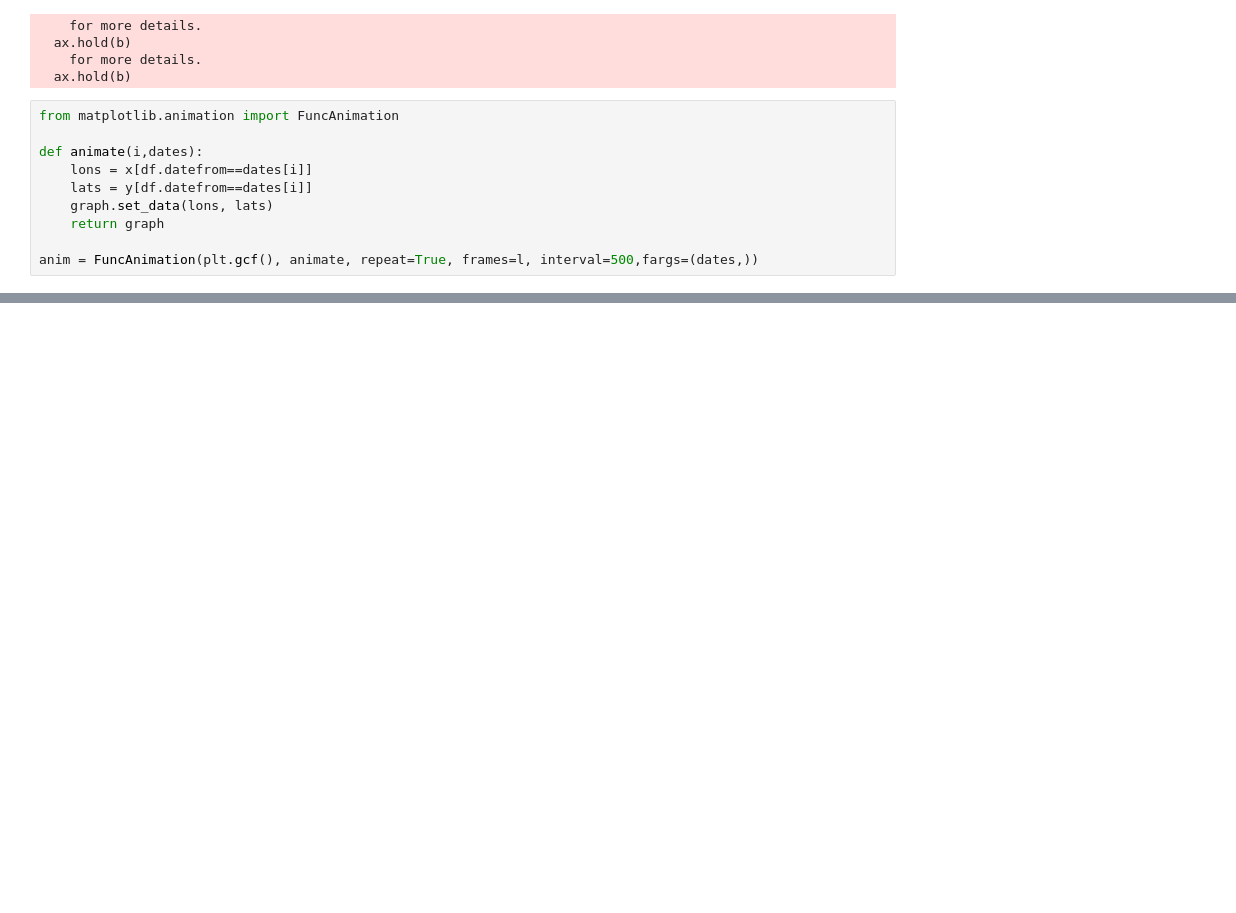
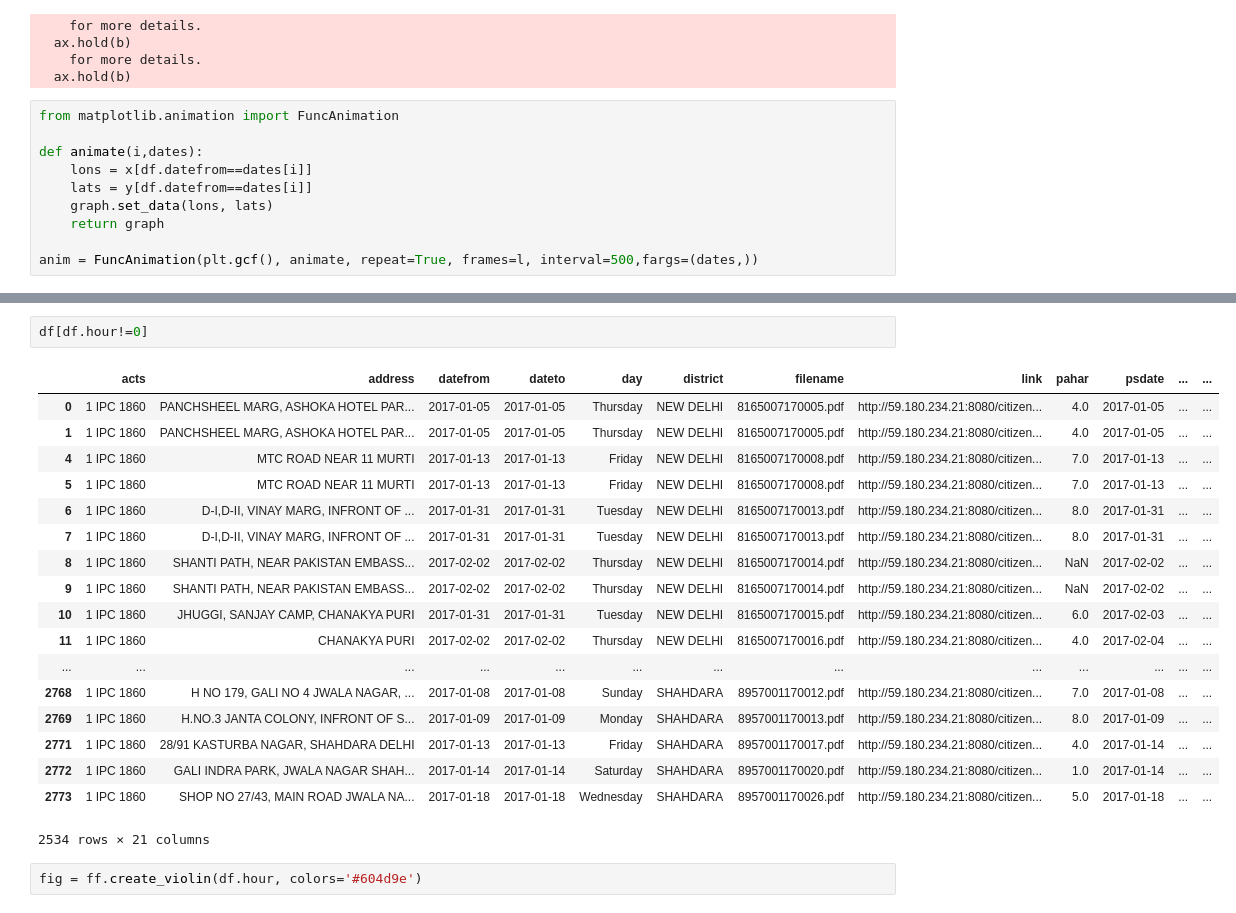
Before and after one commit to manu0b1100/Delhi_Crime_Analysis, a Jupyter notebook: Ipython Notebooks/Data Analysis.ipynb, the cells around one changed output, grey strips where cells are left out. Drawn from its saved outputs; the diff is of its cells as text; blank space fills up the shorter version.

```diff
--- a/Ipython Notebooks/Data Analysis.ipynb
+++ b/Ipython Notebooks/Data Analysis.ipynb
@@ -62,0 +236,23 @@ HTML(anim.to_html5_video())
+# %%
+df[df.hour!=0]
+# %% [output]
+|  | acts | address | datefrom | dateto | day | district | filename | link | pahar | psdate | ... | ... |
+| 0 | 1 IPC 1860 | PANCHSHEEL MARG, ASHOKA HOTEL PAR... | 2017-01-05 | 2017-01-05 | Thursday | NEW DELHI | 8165007170005.pdf | http://59.180.234.21:8080/citizen... | 4.0 | 2017-01-05 | ... | ... |
+| 1 | 1 IPC 1860 | PANCHSHEEL MARG, ASHOKA HOTEL PAR... | 2017-01-05 | 2017-01-05 | Thursday | NEW DELHI | 8165007170005.pdf | http://59.180.234.21:8080/citizen... | 4.0 | 2017-01-05 | ... | ... |
+| 4 | 1 IPC 1860 | MTC ROAD NEAR 11 MURTI | 2017-01-13 | 2017-01-13 | Friday | NEW DELHI | 8165007170008.pdf | http://59.180.234.21:8080/citizen... | 7.0 | 2017-01-13 | ... | ... |
+| 5 | 1 IPC 1860 | MTC ROAD NEAR 11 MURTI | 2017-01-13 | 2017-01-13 | Friday | NEW DELHI | 8165007170008.pdf | http://59.180.234.21:8080/citizen... | 7.0 | 2017-01-13 | ... | ... |
+| 6 | 1 IPC 1860 | D-I,D-II, VINAY MARG, INFRONT OF ... | 2017-01-31 | 2017-01-31 | Tuesday | NEW DELHI | 8165007170013.pdf | http://59.180.234.21:8080/citizen... | 8.0 | 2017-01-31 | ... | ... |
+| 7 | 1 IPC 1860 | D-I,D-II, VINAY MARG, INFRONT OF ... | 2017-01-31 | 2017-01-31 | Tuesday | NEW DELHI | 8165007170013.pdf | http://59.180.234.21:8080/citizen... | 8.0 | 2017-01-31 | ... | ... |
+| 8 | 1 IPC 1860 | SHANTI PATH, NEAR PAKISTAN EMBASS... | 2017-02-02 | 2017-02-02 | Thursday | NEW DELHI | 8165007170014.pdf | http://59.180.234.21:8080/citizen... | NaN | 2017-02-02 | ... | ... |
+| 9 | 1 IPC 1860 | SHANTI PATH, NEAR PAKISTAN EMBASS... | 2017-02-02 | 2017-02-02 | Thursday | NEW DELHI | 8165007170014.pdf | http://59.180.234.21:8080/citizen... | NaN | 2017-02-02 | ... | ... |
+| 10 | 1 IPC 1860 | JHUGGI, SANJAY CAMP, CHANAKYA PURI | 2017-01-31 | 2017-01-31 | Tuesday | NEW DELHI | 8165007170015.pdf | http://59.180.234.21:8080/citizen... | 6.0 | 2017-02-03 | ... | ... |
+| 11 | 1 IPC 1860 | CHANAKYA PURI | 2017-02-02 | 2017-02-02 | Thursday | NEW DELHI | 8165007170016.pdf | http://59.180.234.21:8080/citizen... | 4.0 | 2017-02-04 | ... | ... |
+| ... | ... | ... | ... | ... | ... | ... | ... | ... | ... | ... | ... | ... |
+| 2768 | 1 IPC 1860 | H NO 179, GALI NO 4 JWALA NAGAR, ... | 2017-01-08 | 2017-01-08 | Sunday | SHAHDARA | 8957001170012.pdf | http://59.180.234.21:8080/citizen... | 7.0 | 2017-01-08 | ... | ... |
+| 2769 | 1 IPC 1860 | H.NO.3 JANTA COLONY, INFRONT OF S... | 2017-01-09 | 2017-01-09 | Monday | SHAHDARA | 8957001170013.pdf | http://59.180.234.21:8080/citizen... | 8.0 | 2017-01-09 | ... | ... |
+| 2771 | 1 IPC 1860 | 28/91 KASTURBA NAGAR, SHAHDARA DELHI | 2017-01-13 | 2017-01-13 | Friday | SHAHDARA | 8957001170017.pdf | http://59.180.234.21:8080/citizen... | 4.0 | 2017-01-14 | ... | ... |
+| 2772 | 1 IPC 1860 | GALI INDRA PARK, JWALA NAGAR SHAH... | 2017-01-14 | 2017-01-14 | Saturday | SHAHDARA | 8957001170020.pdf | http://59.180.234.21:8080/citizen... | 1.0 | 2017-01-14 | ... | ... |
+| 2773 | 1 IPC 1860 | SHOP NO 27/43, MAIN ROAD JWALA NA... | 2017-01-18 | 2017-01-18 | Wednesday | SHAHDARA | 8957001170026.pdf | http://59.180.234.21:8080/citizen... | 5.0 | 2017-01-18 | ... | ... |
+2534 rows × 21 columns
+# %%
+fig = ff.create_violin(df.hour, colors='#604d9e')
```
Also changed, not shown: parts of 16 cells of this notebook, 25 other files.
